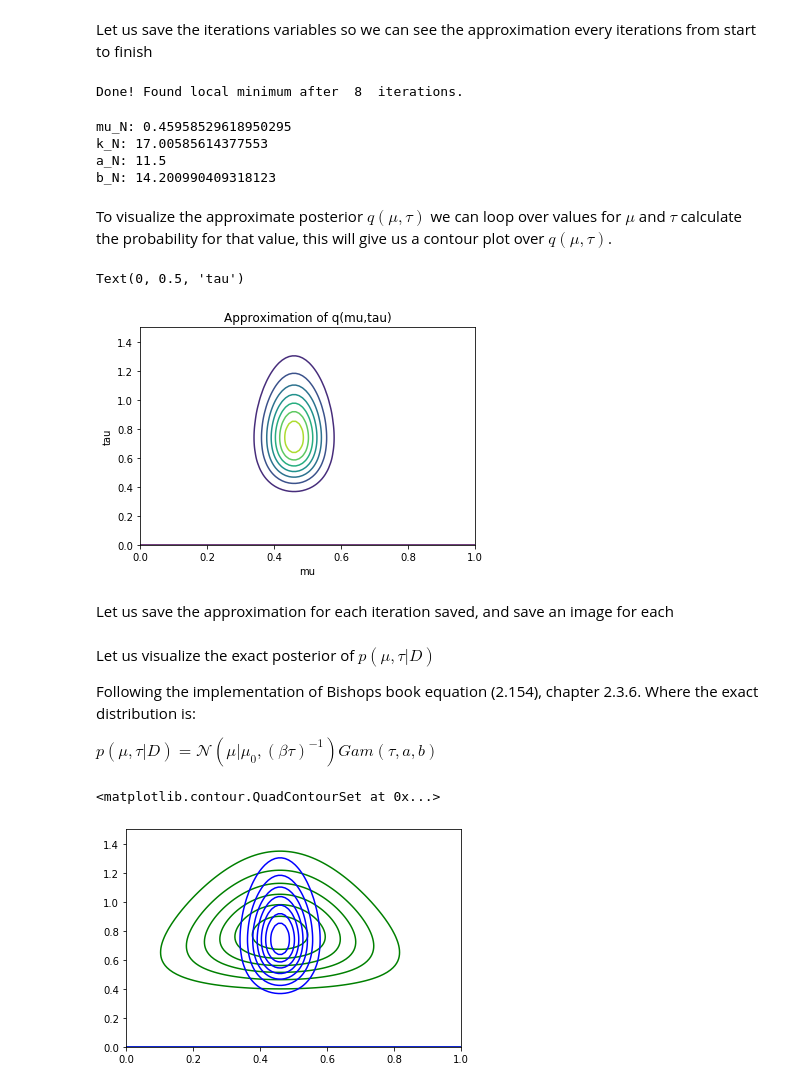
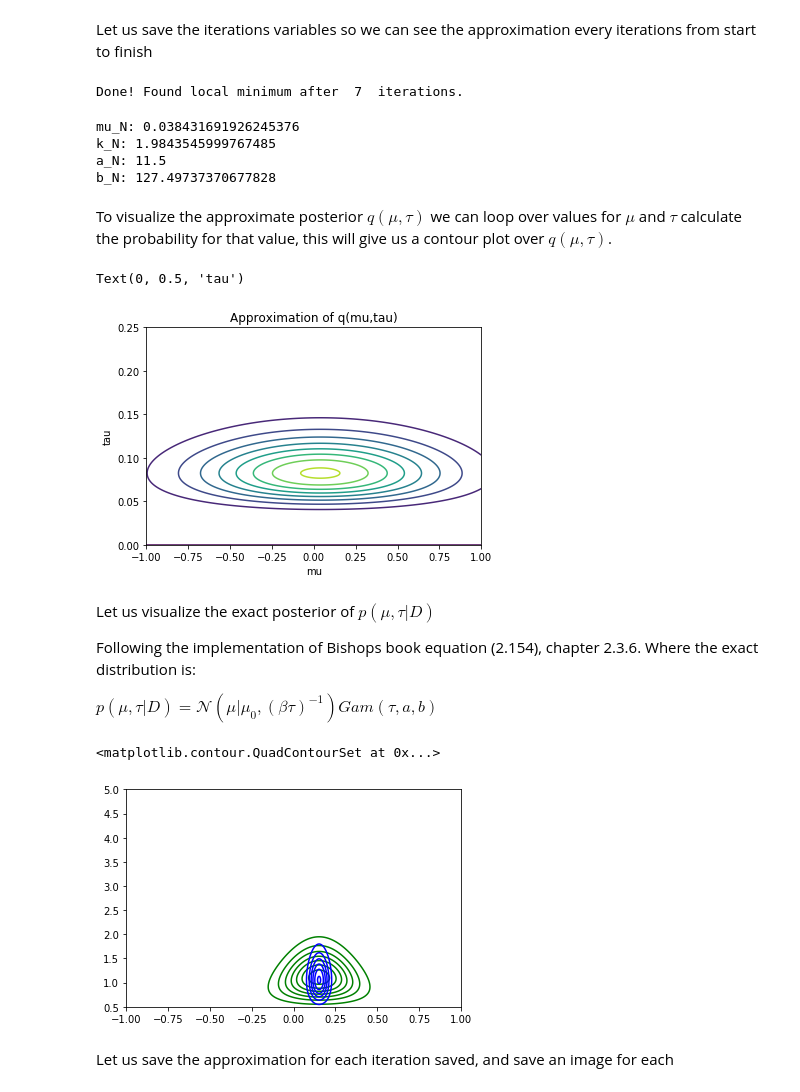
Before and after one commit to MaxHolmberg96/Variational_inference, a Jupyter notebook: Variational_inference_UG.ipynb, the cells around one changed output. Saved outputs shown, nothing was run; the diff lists cells and outputs as text; code cells hidden in the pictures.

```diff
--- a/Variational_inference_UG.ipynb
+++ b/Variational_inference_UG.ipynb
@@ -20,7 +20,7 @@ Let us generate some data from $\mathcal{N}(x | \mu, \tau)$ by first drawing $\m
 # %%
 # Our initial parameters for mu and tau
 mu_0 = 0
-k_0 = 1 # Remember that this is our precision value and not variance.
+k_0 = 2 # Remember that this is our precision value and not variance.
 a_0 = 1
 b_0 = 1
 N = 20
@@ -92,14 +92,14 @@ while True:
         break
     last_Lq = current_Lq
 # %% [output]
-Done! Found local minimum after  8  iterations.
+Done! Found local minimum after  7  iterations.
 # %%
 print("mu_N:", mu_N, "\nk_N:", k_N, "\na_N:", a_N, "\nb_N:", b_N)
 # %% [output]
-mu_N: 0.45958529618950295
-k_N: 17.00585614377553
+mu_N: 0.038431691926245376
+k_N: 1.9843545999767485
 a_N: 11.5
-b_N: 14.200990409318123
+b_N: 127.49737370677828
 # %% [markdown]
 To visualize the approximate posterior $q(\mu, \tau)$ we can loop over values for $\mu$ and $\tau$ calculate the probability for that value, this will give us a contour plot over $q(\mu, \tau)$.
 # %%
@@ -118,8 +118,8 @@ def normal_pdf(loc, precision):
 def approx_q(mu, tau, n_pdf, g_pdf):
     return n_pdf(mu) * g_pdf(tau)
 # %%
-number_grid_points = 100
-X, Y = np.meshgrid(np.linspace(0, 1, number_grid_points), np.linspace(0, 1.5, number_grid_points))
+number_grid_points = 1000
+X, Y = np.meshgrid(np.linspace(-2, 1, number_grid_points), np.linspace(0, 0.25, number_grid_points))
 g_pdf = gamma_pdf(a_N, b_N)
 n_pdf = normal_pdf(mu_N, k_N)
 Z = approx_q(X, Y, n_pdf, g_pdf)
@@ -130,25 +130,7 @@ plt.xlabel("mu")
 plt.ylabel("tau")
 # %% [output]
 Text(0, 0.5, 'tau')
-[figure, old version]
+[figure, new version]
-# %% [markdown]
-Let us save the approximation for each iteration saved, and save an image for each
-# %%
-number_grid_points = 100
-X, Y = np.meshgrid(np.linspace(0, 1, number_grid_points), np.linspace(0, 1.5, number_grid_points))
-for i in range(iterations):
-    ei = i if i <= 1 else 1
-    g_pdf = gamma_pdf(a_N_save[ei], b_N_save[i])
-    n_pdf = normal_pdf(mu_N_save[ei], k_N_save[i])
-    Z = approx_q(X, Y, n_pdf, g_pdf)
-
-    plt.contour(X, Y, Z, levels=7, colors="blue")
-    plt.contour(X, Y, exact_Z, levels=7, colors=["green"])
-    plt.title("Approximation of q(mu,tau), iteration=" + str(i))
-    plt.xlabel("mu")
-    plt.ylabel("tau")
-    plt.savefig("approx_q_" + str(i))
-    plt.close()
 # %% [markdown]
 Let us visualize the exact posterior of $p(\mu, \tau | D)$
 
@@ -172,10 +154,11 @@ one = (k_0 * N * np.power(np.mean(D) - mu_0, 2))
 exact_b = b_0 + (1 / 2) * (N * s +  one / (k_0 + N))
 # %%
 number_grid_points = 100
-X, Y = np.meshgrid(np.linspace(0, 1, number_grid_points), np.linspace(0, 1.5, number_grid_points))
 exact_Z = normal_gamma(X, Y, exact_mu, exact_var, exact_a, exact_b)
 plt.contour(X, Y, exact_Z, levels=7, colors=["green"])
 plt.contour(X, Y, Z, levels=7, colors=["blue"])
 # %% [output]
 <matplotlib.contour.QuadContourSet at 0x...>
-[figure, old version]
+[figure, new version]
+# %% [markdown]
+Let us save the approximation for each iteration saved, and save an image for each
```
Also changed, not shown: parts of 4 cells of this notebook, 1 other file.
